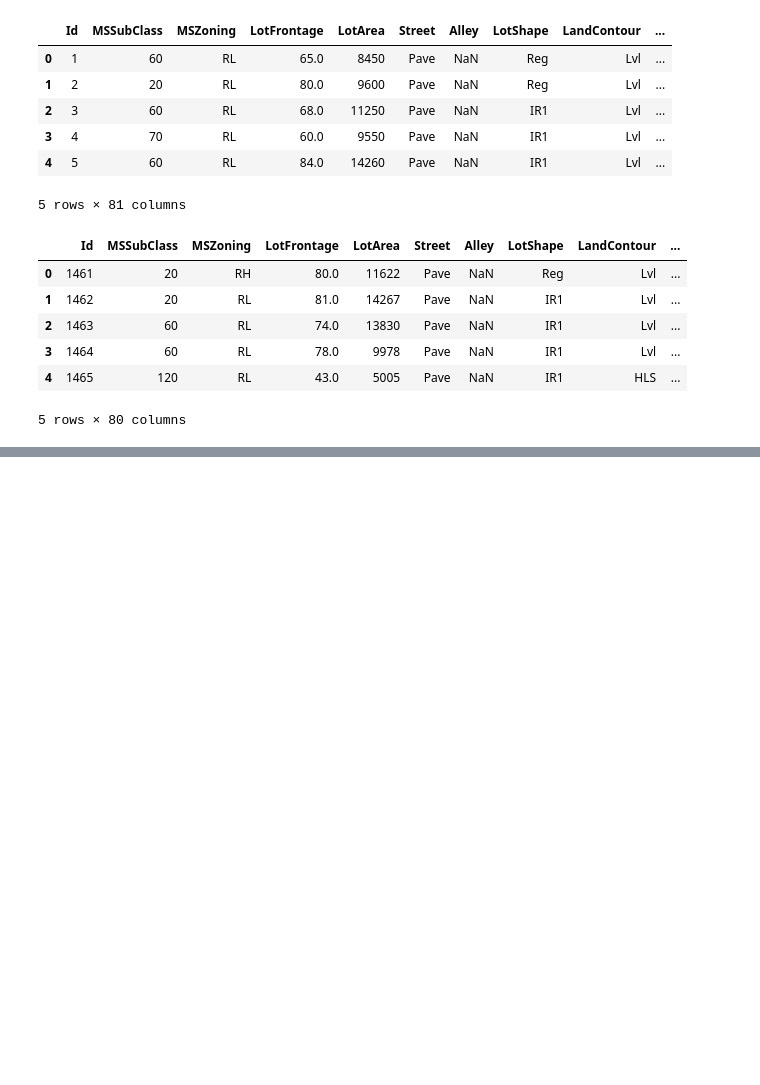
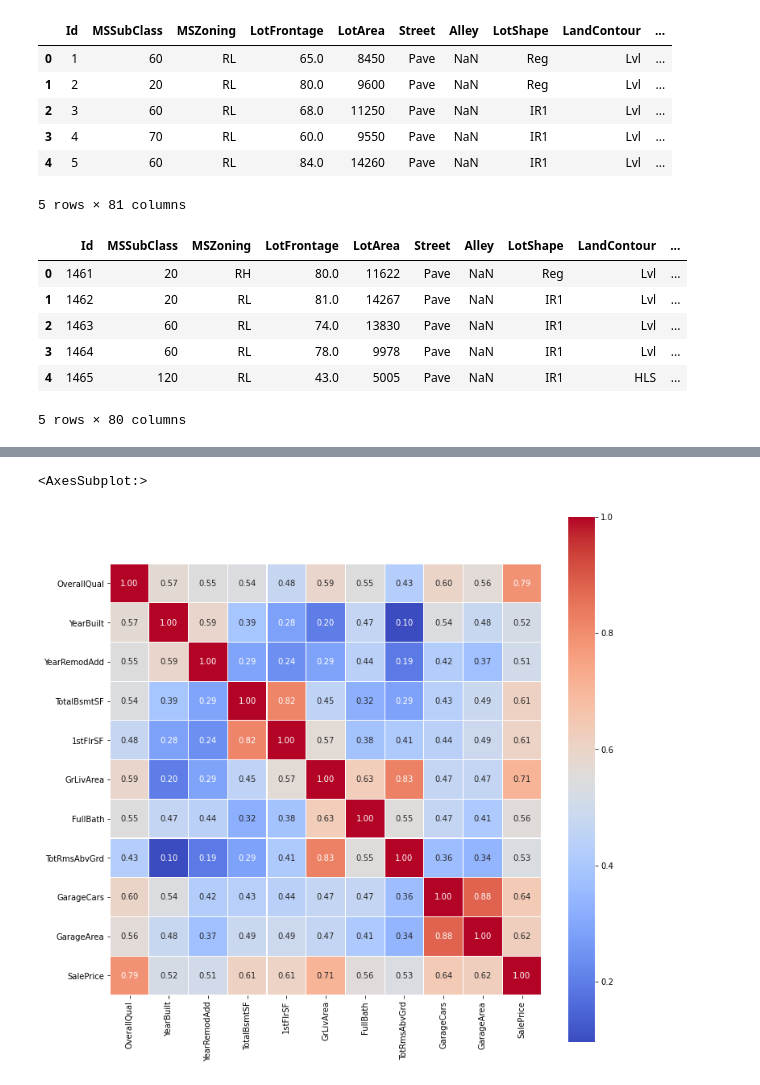
Before and after one commit to lcy8417/Kaggle_Boston_Home_Price, a Jupyter notebook: boston_project.ipynb, the cells around one changed output, grey strips where cells are left out. Saved outputs shown, nothing was run; the diff lists cells and outputs as text; code cells hidden in the pictures; blank space fills up the shorter version.

```diff
--- a/boston_project.ipynb
+++ b/boston_project.ipynb
@@ -87,14 +44,31 @@ dtype: int64
+# %%
+train.drop('Id', axis = 1, inplace = True)
 # %%
-for df in data:
+for df in full_data:
     for column in ['Alley', 'BsmtQual', 'BsmtCond', 'BsmtExposure', 'BsmtFinType1', 'BsmtFinType2', 'FireplaceQu', 'GarageType', 'GarageFinish',
                    'GarageQual', 'GarageCond', 'PoolQC', 'Fence', 'MiscFeature']:
         df[column] = df[column].fillna('Na')
 
-for df in data:
+for df in full_data:
     df['GarageYrBlt'] = df['GarageYrBlt'].fillna(-1)
     df['MasVnrType'] = df['MasVnrType'].fillna('None')
     df['MasVnrArea'] = df['MasVnrArea'].fillna(0)
     df['Electrical'] = df['Electrical'].fillna('SBrkr')
     df['LotFrontage'] = df['LotFrontage'].fillna(68)
     df['MSZoning'] = df['MSZoning'].fillna('RL')
+    df['Utilities'] = df['Utilities'].fillna('AllPub')
+    df['Exterior1st'] = df['Exterior1st'].fillna('Other')
+    df['Exterior2nd'] = df['Exterior2nd'].fillna('Other')
+    df['BsmtFinSF1'] = df['BsmtFinSF1'].fillna(0)
+    df['BsmtFinSF2'] = df['BsmtFinSF2'].fillna(0)
+    df['BsmtUnfSF'] = df['BsmtUnfSF'].fillna(0)
+    df['TotalBsmtSF'] = df['TotalBsmtSF'].fillna(0)
+    df['BsmtFullBath'] = df['BsmtFullBath'].fillna(0)
+    df['BsmtHalfBath'] = df['BsmtHalfBath'].fillna(0)
+    df['KitchenQual'] = df['KitchenQual'].fillna('TA')
+    df['Functional'] = df['Functional'].fillna('Typ')
+    df['GarageArea'] = df['GarageArea'].fillna(0)
+    df['SaleType'] = df['SaleType'].fillna('Oth')
+
+full_data = [train, test]
 # %%
@@ -139,0 +82,4 @@ dtype: int64
+# %%
+for column in train.columns:
+    if train[column].dtype == 'object':
+        print(train[column].value_counts())
@@ -139,0 +104,10 @@ dtype: int64
+# %%
+corr_columns = [column for column in train.columns if train[column].dtype != 'object' and
+                abs(np.corrcoef(train[column], train['SalePrice'])[0][1]) >= 0.5]
+# %%
+top_corr = train[corr_columns].corr()
+plt.figure(figsize = (12, 12))
+sns.heatmap(top_corr, annot=True, square=True, linewidths=.1, fmt = '.2f', cmap = 'coolwarm')
+# %% [output]
+<AxesSubplot:>
+[figure, added]
```
Also changed, not shown: parts of 97 cells of this notebook.
